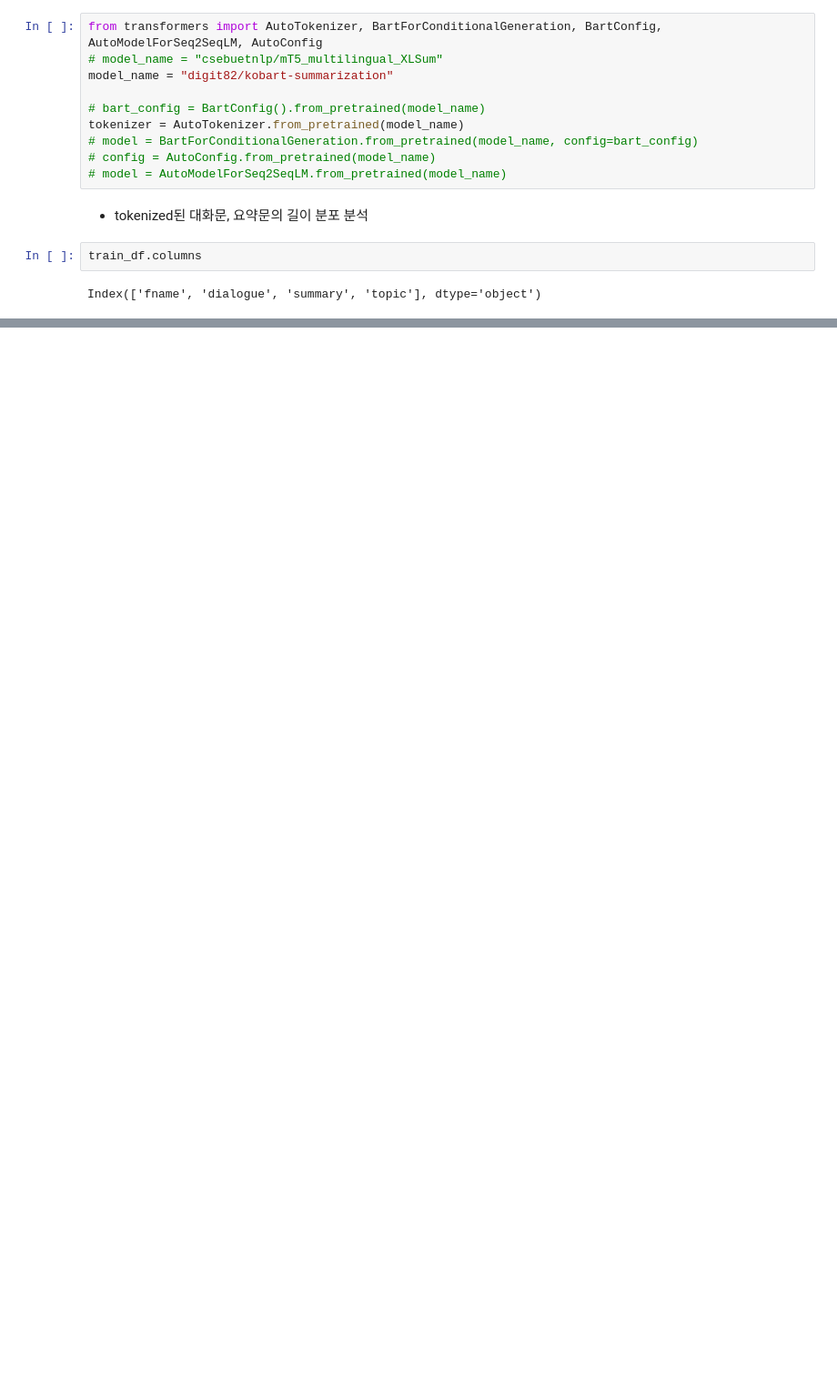
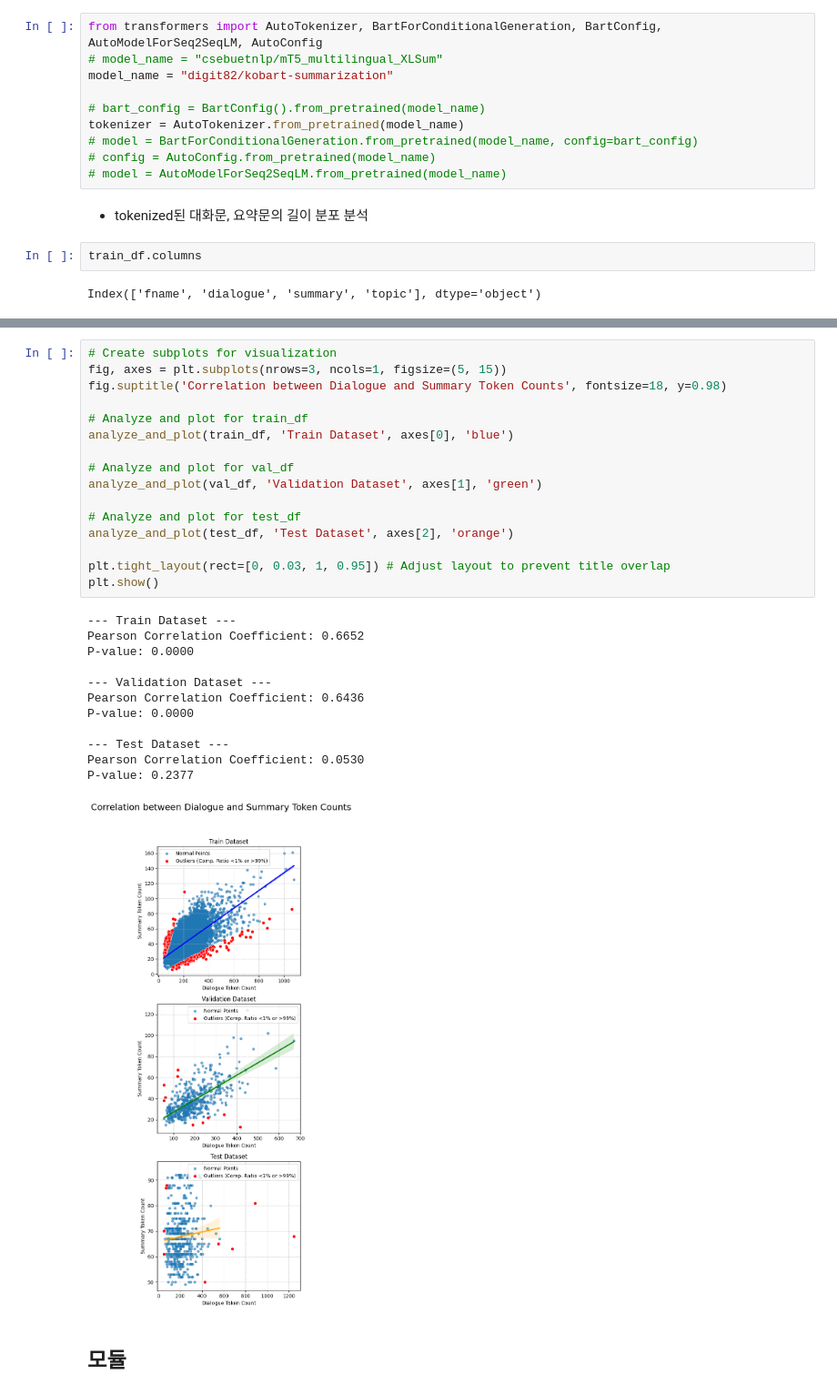
Before and after one commit to skier-song9/upstageailab-nlp-summarization-nlp_5-song, a Jupyter notebook: src/notebooks/00_EDA_length.ipynb, the cells around one changed output, grey strips where cells are left out. Shown at 91% size. Drawn from its saved outputs; the diff is of its cells as text; blank space fills up the shorter version.

```diff
--- a/src/notebooks/00_EDA_length.ipynb
+++ b/src/notebooks/00_EDA_length.ipynb
@@ -34,0 +216,31 @@ Index(['fname', 'dialogue', 'summary', 'topic'], dtype='object')
+# %%
+# Create subplots for visualization
+fig, axes = plt.subplots(nrows=3, ncols=1, figsize=(5, 15))
+fig.suptitle('Correlation between Dialogue and Summary Token Counts', fontsize=18, y=0.98)
+
+# Analyze and plot for train_df
+analyze_and_plot(train_df, 'Train Dataset', axes[0], 'blue')
+
+# Analyze and plot for val_df
+analyze_and_plot(val_df, 'Validation Dataset', axes[1], 'green')
+
+# Analyze and plot for test_df
+analyze_and_plot(test_df, 'Test Dataset', axes[2], 'orange')
+
+plt.tight_layout(rect=[0, 0.03, 1, 0.95]) # Adjust layout to prevent title overlap
+plt.show()
+# %% [output]
+--- Train Dataset ---
+Pearson Correlation Coefficient: 0.6652
+P-value: 0.0000
+
+--- Validation Dataset ---
+Pearson Correlation Coefficient: 0.6436
+P-value: 0.0000
+
+--- Test Dataset ---
+Pearson Correlation Coefficient: 0.0530
+P-value: 0.2377
+[figure, added]
+# %% [markdown]
+## 모듈
```
Also changed, not shown: parts of 16 cells of this notebook, 2 other files.
